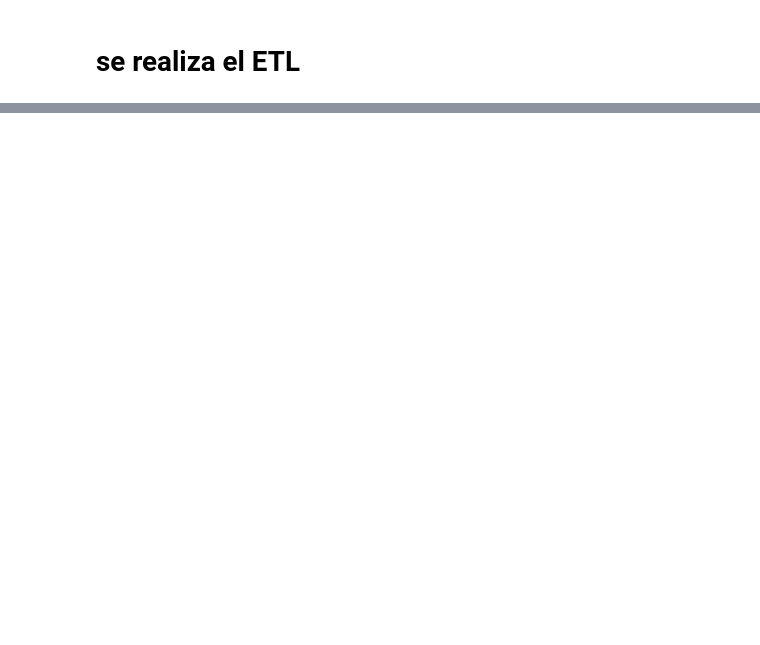
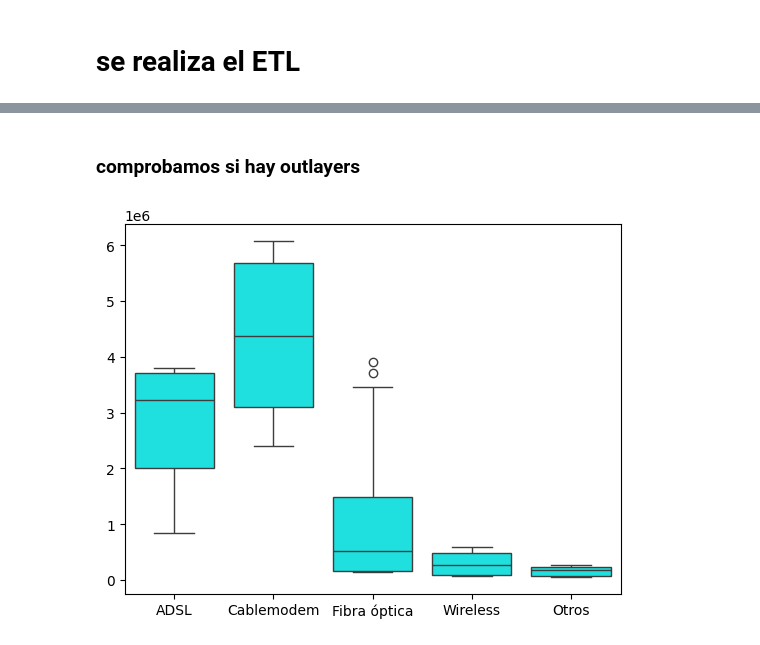
Before and after one commit to Miguel-David-Llanos-Lopez/PI-2-henry, a Jupyter notebook: notebooks/EDA.ipynb, the cells around one changed output, grey strips where cells are left out. Cells and saved outputs as stored; diff of their text form; code cells hidden in the pictures; blank space fills up the shorter version.

```diff
--- a/notebooks/EDA.ipynb
+++ b/notebooks/EDA.ipynb
@@ -156,0 +98,7 @@ penetracion_totales = penetracion_totales.drop(columns='Periodo')
+# %% [markdown]
+### comprobamos si hay outlayers
+# %%
+sns.boxplot(totales_accesos_tecnologia.drop(columns=['Año', 'Trimestre', 'Total']), color= 'cyan')
+plt.show()
+# %% [output]
+[figure, added]
```
Also changed, not shown: parts of 24 cells of this notebook.
